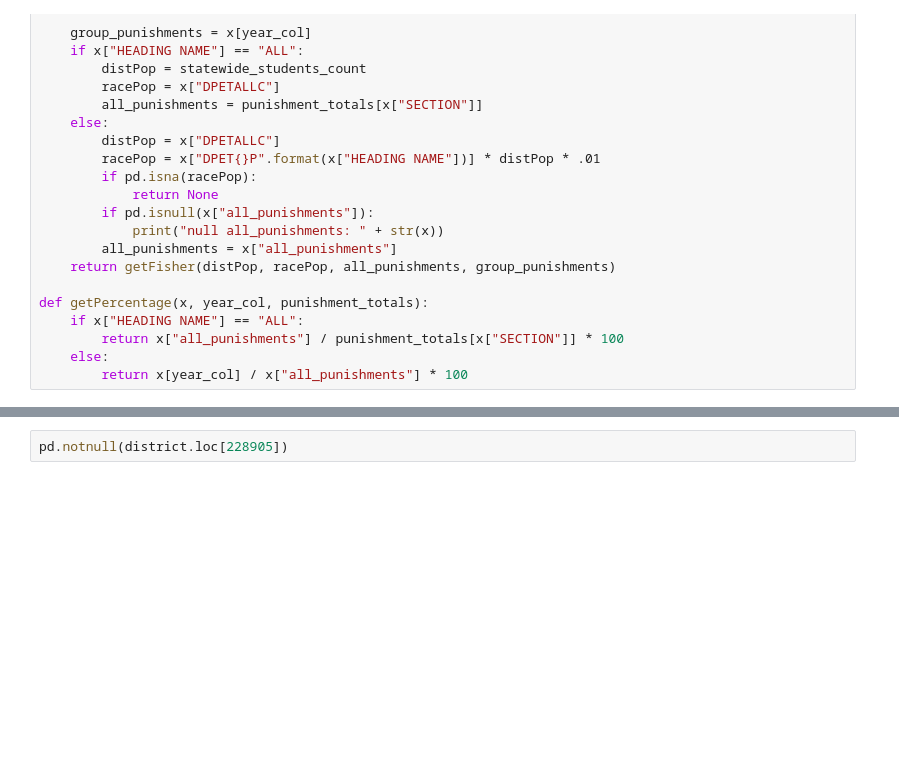
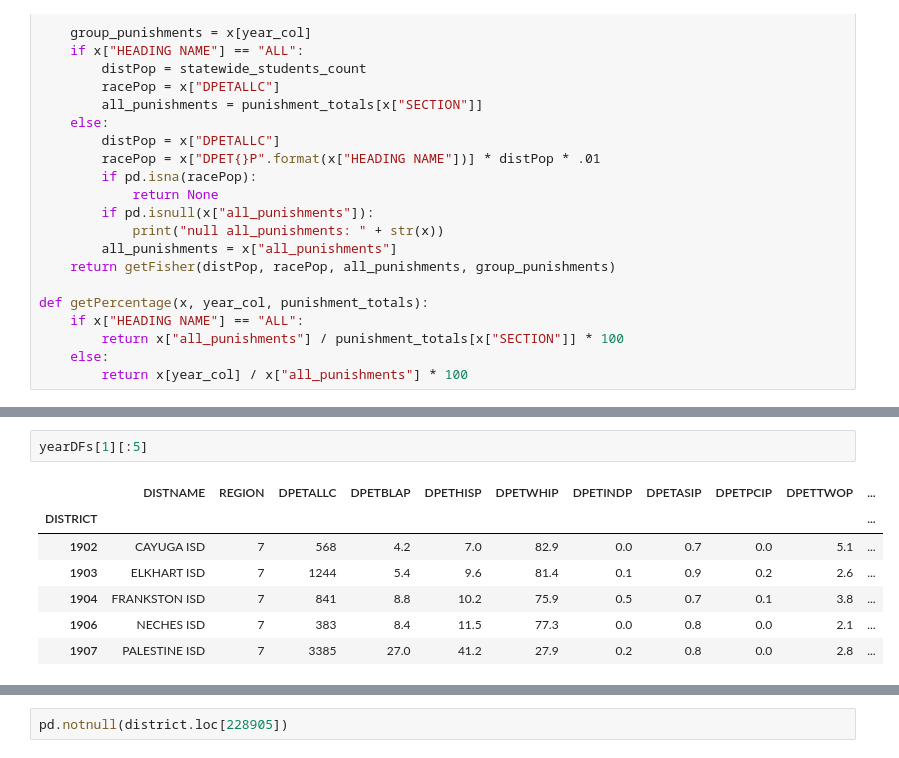
Before and after one commit to txappleseed/txappleseedmap, a Jupyter notebook: scripts/TEAtoCSV.ipynb, the cells around one changed output, grey strips where cells are left out. Saved outputs shown, nothing was run; the diff lists cells and outputs as text; blank space fills up the shorter version.

```diff
--- a/scripts/TEAtoCSV.ipynb
+++ b/scripts/TEAtoCSV.ipynb
@@ -416,3 +420,13 @@ starting year 2008
 17143     31901     OSS             3091
 17144     31901     ISS             8413
 17145    108902     EXP                2
+# %%
+yearDFs[1][:5]
+# %% [output]
+|  | DISTNAME | REGION | DPETALLC | DPETBLAP | DPETHISP | DPETWHIP | DPETINDP | DPETASIP | DPETPCIP | DPETTWOP | ... |
+| DISTRICT |  |  |  |  |  |  |  |  |  |  | ... |
+| 1902 | CAYUGA ISD | 7 | 568 | 4.2 | 7.0 | 82.9 | 0.0 | 0.7 | 0.0 | 5.1 | ... |
+| 1903 | ELKHART ISD | 7 | 1244 | 5.4 | 9.6 | 81.4 | 0.1 | 0.9 | 0.2 | 2.6 | ... |
+| 1904 | FRANKSTON ISD | 7 | 841 | 8.8 | 10.2 | 75.9 | 0.5 | 0.7 | 0.1 | 3.8 | ... |
+| 1906 | NECHES ISD | 7 | 383 | 8.4 | 11.5 | 77.3 | 0.0 | 0.8 | 0.0 | 2.1 | ... |
+| 1907 | PALESTINE ISD | 7 | 3385 | 27.0 | 41.2 | 27.9 | 0.2 | 0.8 | 0.0 | 2.8 | ... |
```
Also changed, not shown: parts of 10 cells of this notebook.
